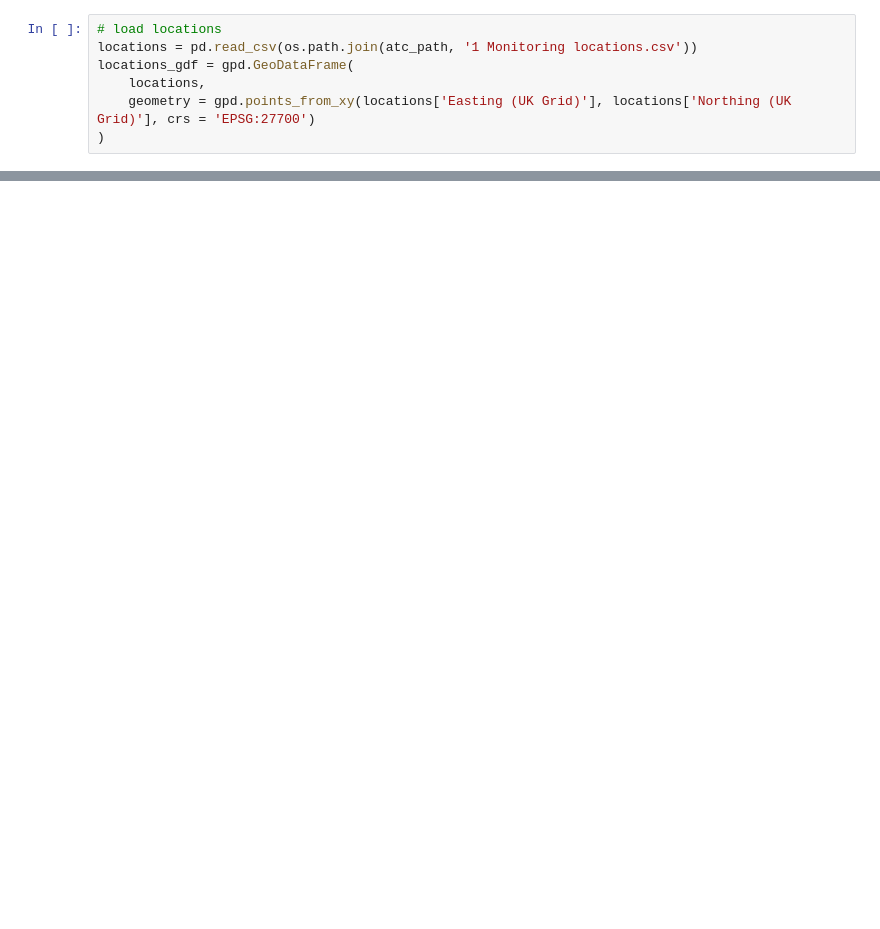
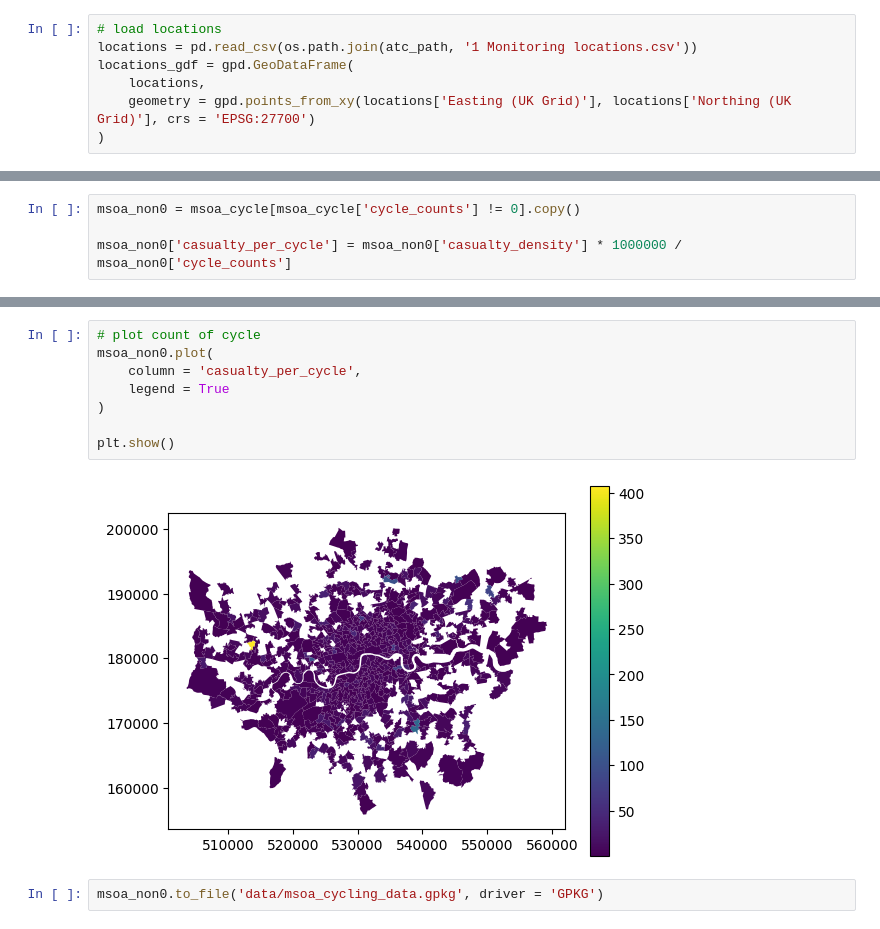
Before and after one commit to sokimura39/CUSP_Data_Dive, a Jupyter notebook: cycling_infrastructure.ipynb, the cells around one changed output, grey strips where cells are left out. Cells and saved outputs as stored; diff of their text form; blank space fills up the shorter version.

```diff
--- a/cycling_infrastructure.ipynb
+++ b/cycling_infrastructure.ipynb
@@ -285,0 +274,4 @@ locations_gdf
+# %%
+msoa_non0 = msoa_cycle[msoa_cycle['cycle_counts'] != 0].copy()
+
+msoa_non0['casualty_per_cycle'] = msoa_non0['casualty_density'] * 1000000 / msoa_non0['cycle_counts']
@@ -285,0 +282,12 @@ locations_gdf
+# %%
+# plot count of cycle
+msoa_non0.plot(
+    column = 'casualty_per_cycle',
+    legend = True
+)
+
+plt.show()
+# %% [output]
+[figure, added]
+# %%
+msoa_non0.to_file('data/msoa_cycling_data.gpkg', driver = 'GPKG')
```
Also changed, not shown: parts of 30 cells of this notebook, 1 other file.
